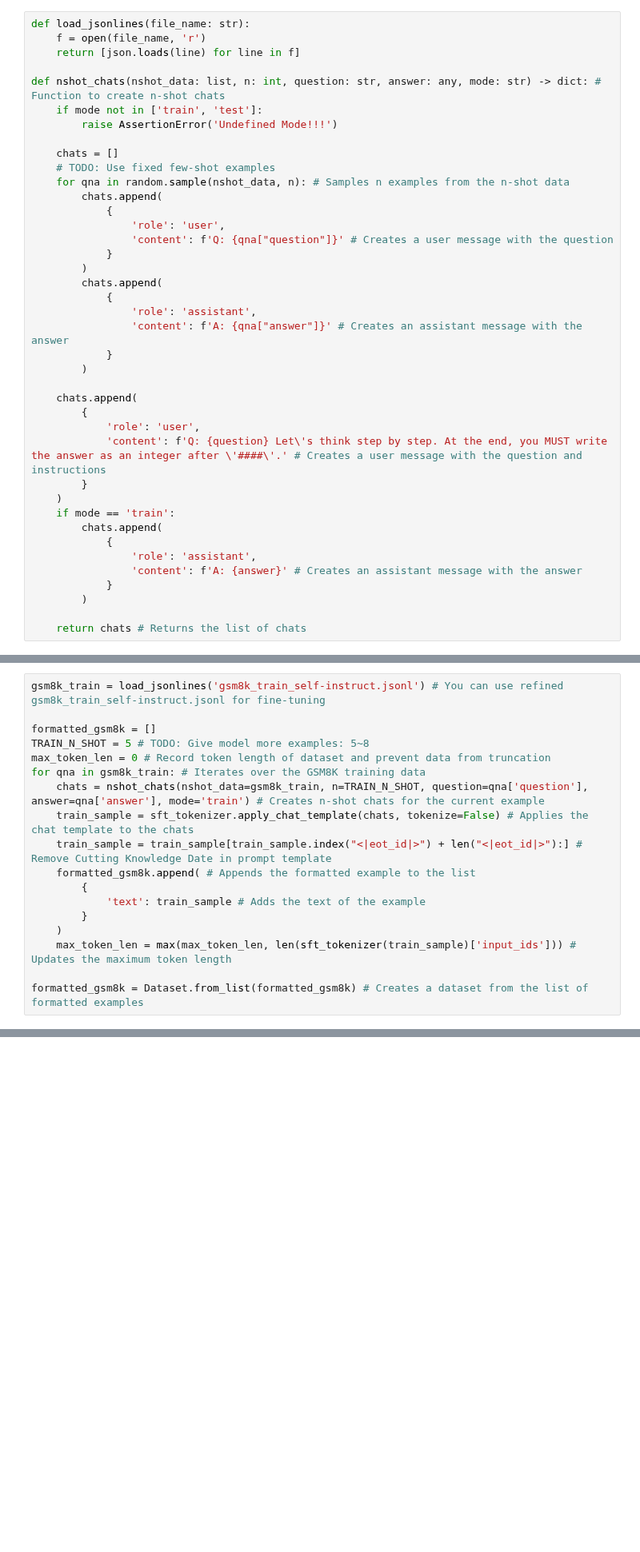
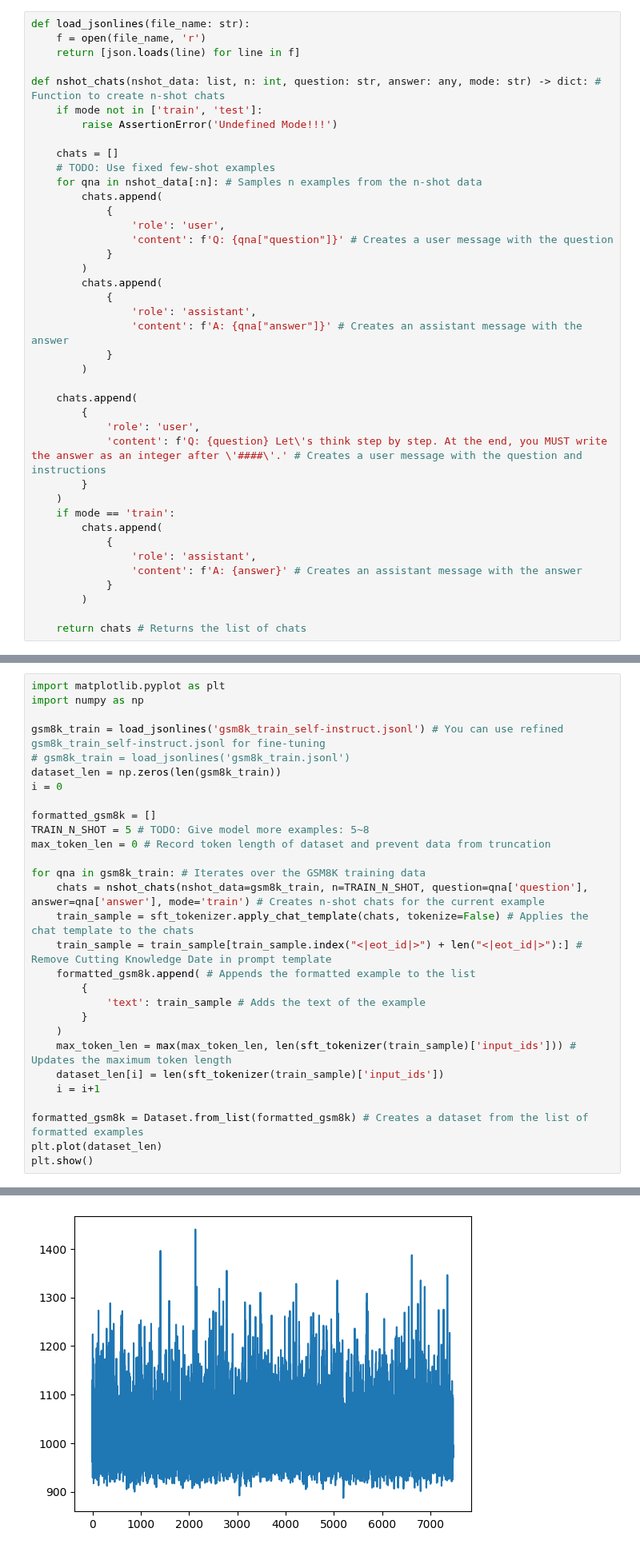
Before and after one commit to chousallen/MachineLearning2025, a Jupyter notebook: hw06/ml2025hw6.ipynb, the cells around one changed output, grey strips where cells are left out. Shown at 80% size. Saved outputs shown, nothing was run; the diff lists cells and outputs as text; blank space fills up the shorter version.

```diff
--- a/hw06/ml2025hw6.ipynb
+++ b/hw06/ml2025hw6.ipynb
@@ -93,7 +153,7 @@ def nshot_chats(nshot_data: list, n: int, question: str, answer: any, mode: str)
 
     chats = []
     # TODO: Use fixed few-shot examples
-    for qna in random.sample(nshot_data, n): # Samples n examples from the n-shot data
+    for qna in nshot_data[:n]: # Samples n examples from the n-shot data
         chats.append(
             {
                 'role': 'user',
@@ -125,11 +190,18 @@ def nshot_chats(nshot_data: list, n: int, question: str, answer: any, mode: str)
 # %% [markdown]
 ### Format GSM8K Data for Fine-tuning
 # %%
+import matplotlib.pyplot as plt
+import numpy as np
+
 gsm8k_train = load_jsonlines('gsm8k_train_self-instruct.jsonl') # You can use refined gsm8k_train_self-instruct.jsonl for fine-tuning
+# gsm8k_train = load_jsonlines('gsm8k_train.jsonl')
+dataset_len = np.zeros(len(gsm8k_train))
+i = 0
 
 formatted_gsm8k = []
 TRAIN_N_SHOT = 5 # TODO: Give model more examples: 5~8
 max_token_len = 0 # Record token length of dataset and prevent data from truncation
+
 for qna in gsm8k_train: # Iterates over the GSM8K training data
     chats = nshot_chats(nshot_data=gsm8k_train, n=TRAIN_N_SHOT, question=qna['question'], answer=qna['answer'], mode='train') # Creates n-shot chats for the current example
     train_sample = sft_tokenizer.apply_chat_template(chats, tokenize=False) # Applies the chat template to the chats
@@ -140,5 +212,10 @@ for qna in gsm8k_train: # Iterates over the GSM8K training data
         }
     )
     max_token_len = max(max_token_len, len(sft_tokenizer(train_sample)['input_ids'])) # Updates the maximum token length
+    dataset_len[i] = len(sft_tokenizer(train_sample)['input_ids'])
+    i = i+1
 
 formatted_gsm8k = Dataset.from_list(formatted_gsm8k) # Creates a dataset from the list of formatted examples
+plt.plot(dataset_len)
+plt.show()
+# %% [output]
@@ -145,3 +223,4 @@ formatted_gsm8k = Dataset.from_list(formatted_gsm8k) # Creates a dataset from th
+[figure, added]
 # %% [markdown]
 ### Fine-tuning
 # %%
```
Also changed, not shown: parts of 19 cells of this notebook.
